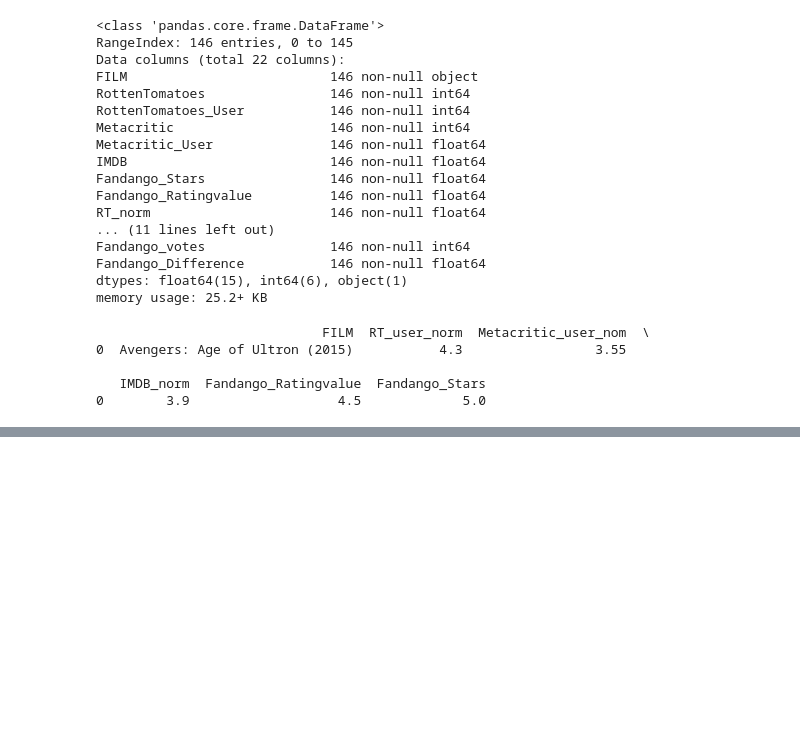
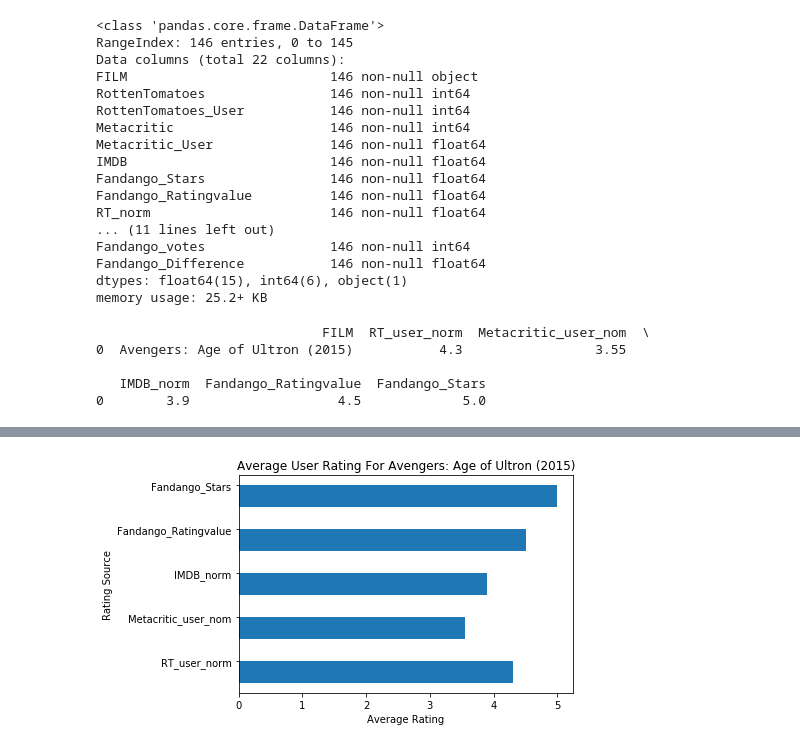
Before and after one commit to vaishujai/DataViz_with_Python, a Jupyter notebook: FiveThirtyEight.ipynb, the cells around one changed output, grey strips where cells are left out. Drawn from its saved outputs; the diff is of its cells as text; code cells hidden in the pictures; blank space fills up the shorter version.

```diff
--- a/FiveThirtyEight.ipynb
+++ b/FiveThirtyEight.ipynb
@@ -55,0 +77,18 @@ print(norm_reviews[:1])
+# %%
+num_cols = ['RT_user_norm', 'Metacritic_user_nom', 'IMDB_norm', 'Fandango_Ratingvalue', 'Fandango_Stars']
+
+bar_widths = norm_reviews[num_cols].iloc[0].values
+bar_positions = arange(5) + 0.75
+tick_positions = range(1,6)
+
+fig,ax = plt.subplots()
+ax.barh(bar_positions,bar_widths, 0.5)
+ax.set_yticks(tick_positions)
+ax.set_yticklabels(num_cols)
+ax.set_ylabel('Rating Source')
+ax.set_xlabel('Average Rating')
+ax.set_title('Average User Rating For Avengers: Age of Ultron (2015)')
+
+plt.show()
+# %% [output]
+[figure, added]
```
Also changed, not shown: parts of 4 cells of this notebook.
